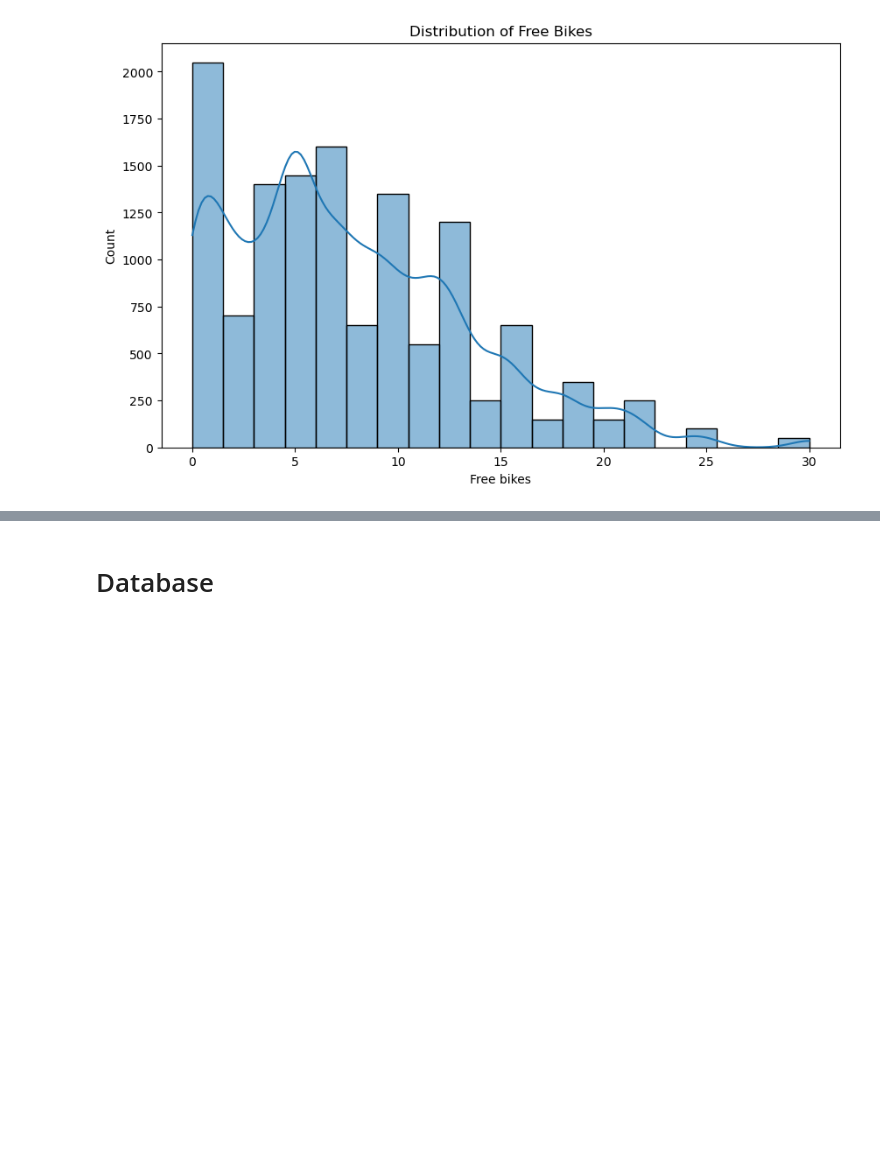
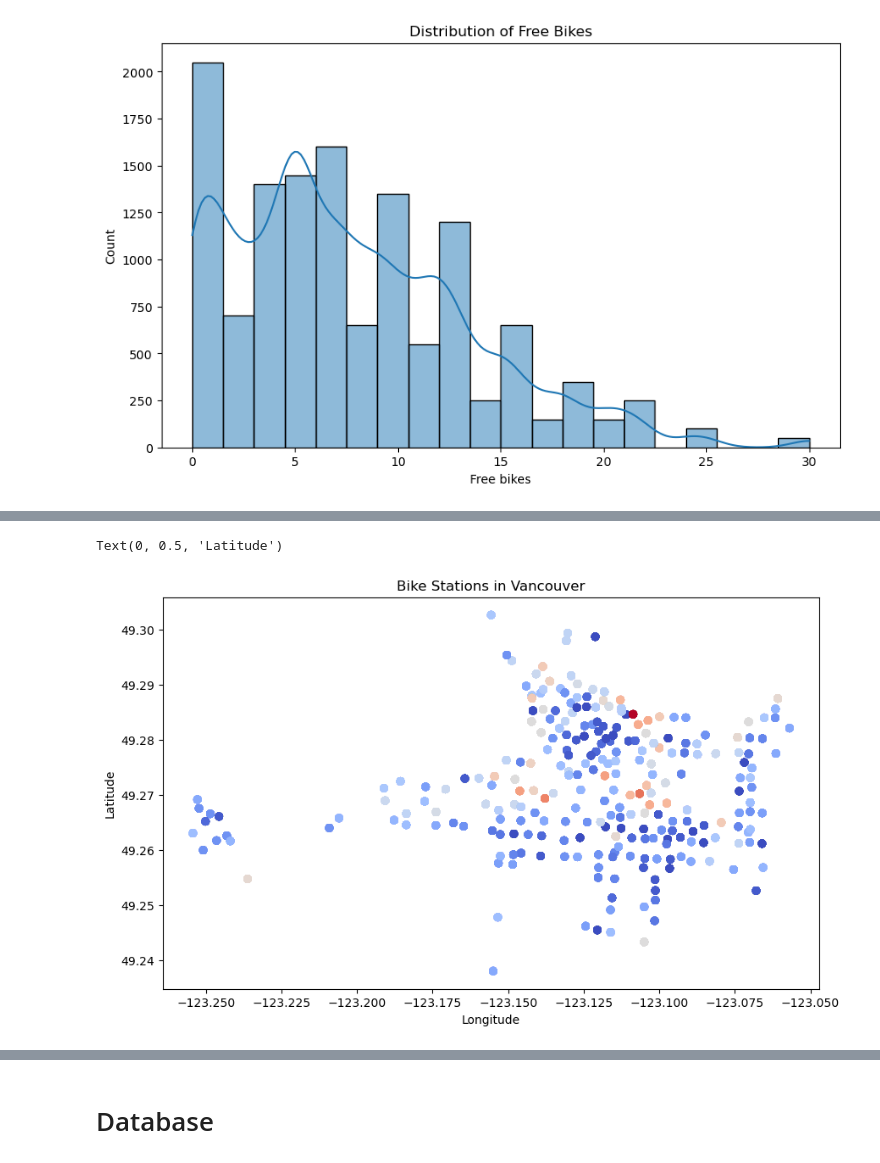
Before and after one commit to AlinaTendler/LHL-Project-2-Statistical-Modelling-with-Python, a Jupyter notebook: notebooks/3_joining_data.ipynb, the cells around one changed output, grey strips where cells are left out. Cells and saved outputs as stored; diff of their text form; code cells hidden in the pictures; blank space fills up the shorter version.

```diff
--- a/notebooks/3_joining_data.ipynb
+++ b/notebooks/3_joining_data.ipynb
@@ -54,0 +91,11 @@ Text(0, 0.5, 'Count')
+# %%
+# Scatter Plot: Bike Station Locations
+
+plt.figure(figsize=(10, 6))
+plt.scatter(citybike_yelp_df["Longitude"], citybike_yelp_df["Latitude"], alpha=0.5, c=citybike_yelp_df["free_bikes"], cmap="coolwarm")
+plt.title("Bike Stations in Vancouver")
+plt.xlabel("Longitude")
+plt.ylabel("Latitude")
+# %% [output]
+Text(0, 0.5, 'Latitude')
+[figure, added]
```
Also changed, not shown: parts of 6 cells of this notebook.
